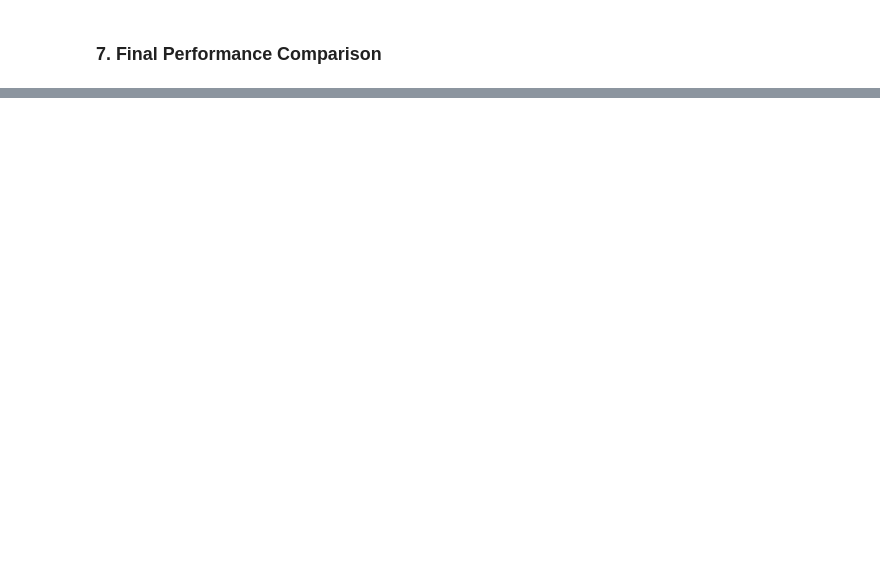
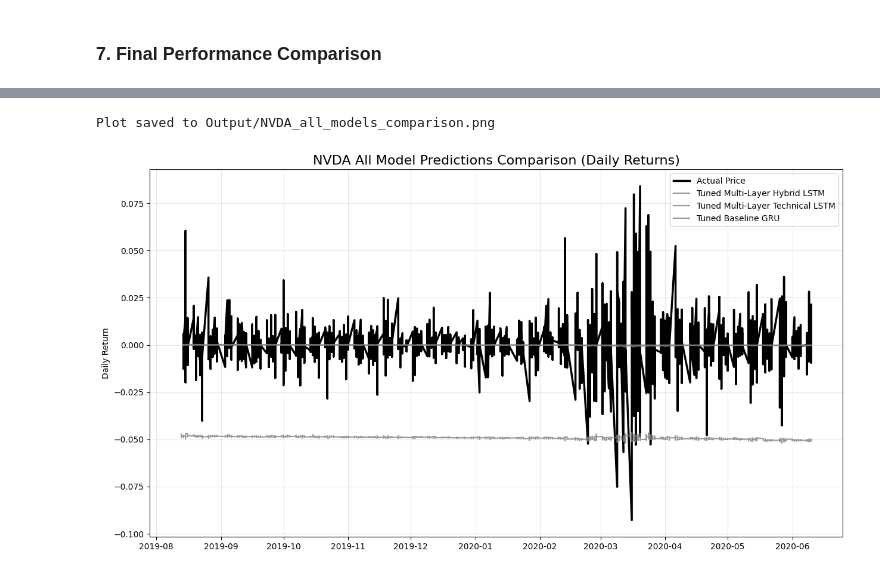
Before and after one commit to SandyCompetent/stock_market_analysis, a Jupyter notebook: main_analysis.ipynb, the cells around one changed output, grey strips where cells are left out. Drawn from its saved outputs; the diff is of its cells as text; code cells hidden in the pictures; blank space fills up the shorter version.

```diff
--- a/main_analysis.ipynb
+++ b/main_analysis.ipynb
@@ -2036,31 +2058,34 @@ plot_data = {
     },
     # Best Baseline Model (Example)
     "Tuned Baseline GRU": {"dates": test_dates_base, "values": base_gru_preds_scaled},
     # Classical Benchmark
-    "ARIMA": {"dates": test_dates_arima, "values": arima_predictions_np},
+    # "ARIMA": {"dates": test_dates_arima, "values": arima_predictions_np},
 }
 
 # --- Optional: Uncomment the block below to plot ALL models ---
 # plot_data = {
 #     "Actual": {"dates": test_dates_enh, "values": y_test_enh_scaled},
 #     "Baseline LSTM": {"dates": test_dates_base, "values": base_preds_scaled},
 #     "Technical LSTM": {"dates": test_dates_tech, "values": tech_preds_scaled},
 #     "Hybrid LSTM": {"dates": test_dates_enh, "values": enh_preds_scaled},
 #     "Baseline Multi-Layer LSTM": {"dates": test_dates_base, "values": multi_preds_scaled_base},
 #     "Technical Multi-Layer LSTM": {"dates": test_dates_tech, "values": multi_preds_scaled_tech},
 #     "Hybrid Multi-Layer LSTM": {"dates": test_dates_enh, "values": multi_preds_scaled_enh},
 #     "Baseline GRU": {"dates": test_dates_base, "values": base_gru_preds_scaled},
 #     "Technical GRU": {"dates": test_dates_tech, "values": tech_gru_preds_scaled},
 #     "Hybrid GRU": {"dates": test_dates_enh, "values": enh_gru_preds_scaled},
 #     "Baseline SVM": {"dates": test_dates_base, "values": base_svm_preds_scaled},
 #     "Technical SVM": {"dates": test_dates_tech, "values": tech_svm_preds_scaled},
 #     "Hybrid SVM": {"dates": test_dates_enh, "values": enh_svm_preds_scaled},
 #     "ARIMA": {"dates": test_dates_arima, "values": arima_predictions_np},
 # }
 
 # Call the plotting function from your utils file
 ut.plot_final_comparison(
     plot_data,
     cfg.STOCK_SYMBOL,
     f"{cfg.STOCK_SYMBOL} All Model Predictions Comparison (Daily Returns)",
 )
+# %% [output]
+Plot saved to Output/NVDA_all_models_comparison.png
+[figure, added]
```
Also changed, not shown: parts of 43 cells of this notebook, 1 other file.
